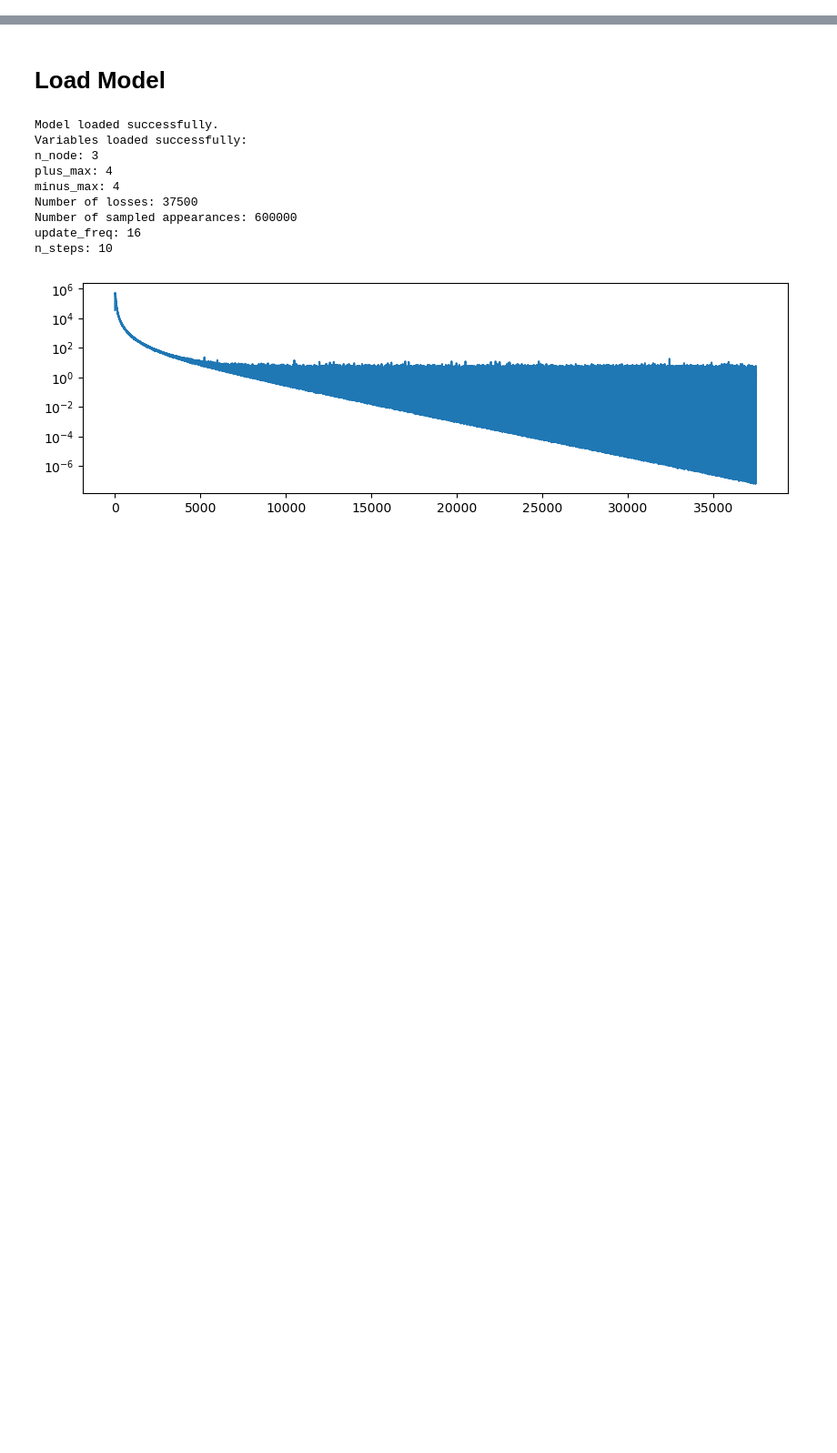
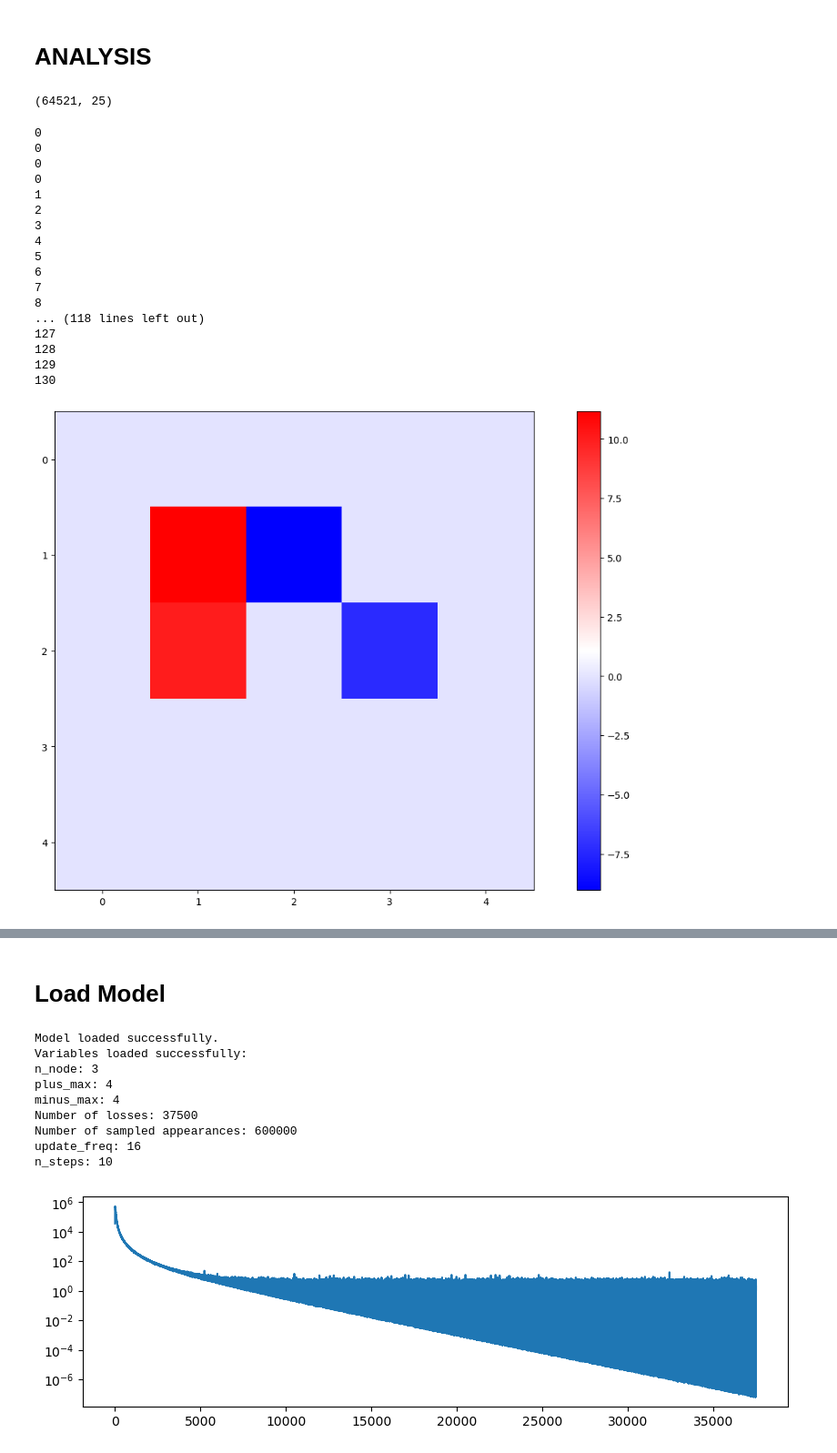
Before and after one commit to qhuang20/discrete-gflownet, a Jupyter notebook: test_phate.ipynb, the cells around one changed output, grey strips where cells are left out. Shown at 91% size. Saved outputs shown, nothing was run; the diff lists cells and outputs as text; code cells hidden in the pictures; blank space fills up the shorter version.

```diff
--- a/test_phate.ipynb
+++ b/test_phate.ipynb
@@ -0,0 +469,8 @@
+# %%
+import pickle
+args = Args()
+# Load the trained_agent object from the file
+args.save_path_agent = "results-danny/5-node/agent_checkpoint_30000.pkl"
+with open(args.save_path_agent, 'rb') as f:
+    trained_agent = pickle.load(f)
+print(trained_agent)
@@ -0,0 +489,2 @@
+# %% [markdown]
+# ANALYSIS
@@ -0,0 +553,37 @@
+# %%
+all_states_flat.shape
+# %% [output]
+(64521, 25)
+# %%
+fig, ax = plt.subplots(1, 1, figsize=(16, 9))
+
+im = ax.imshow(states[0].reshape(5, 5), cmap="bwr", vmin=np.min(states), vmax=np.max(states))
+plt.colorbar(im)
+
+def update(t):
+    print(t)
+    im.set_data(states[t].reshape(5, 5))
+
+    return im,
+
+ani = anim.FuncAnimation(fig, update, frames=len(traj_), interval=100, blit=True)
+ani.save("test_movie_agent.mp4")
+# %% [output]
+0
+0
+0
+0
+1
+2
+3
+4
+5
+6
+7
+8
+... (118 lines left out)
+127
+128
+129
+130
+[figure, added]
```
Also changed, not shown: parts of 18 cells of this notebook, 3 other files.
